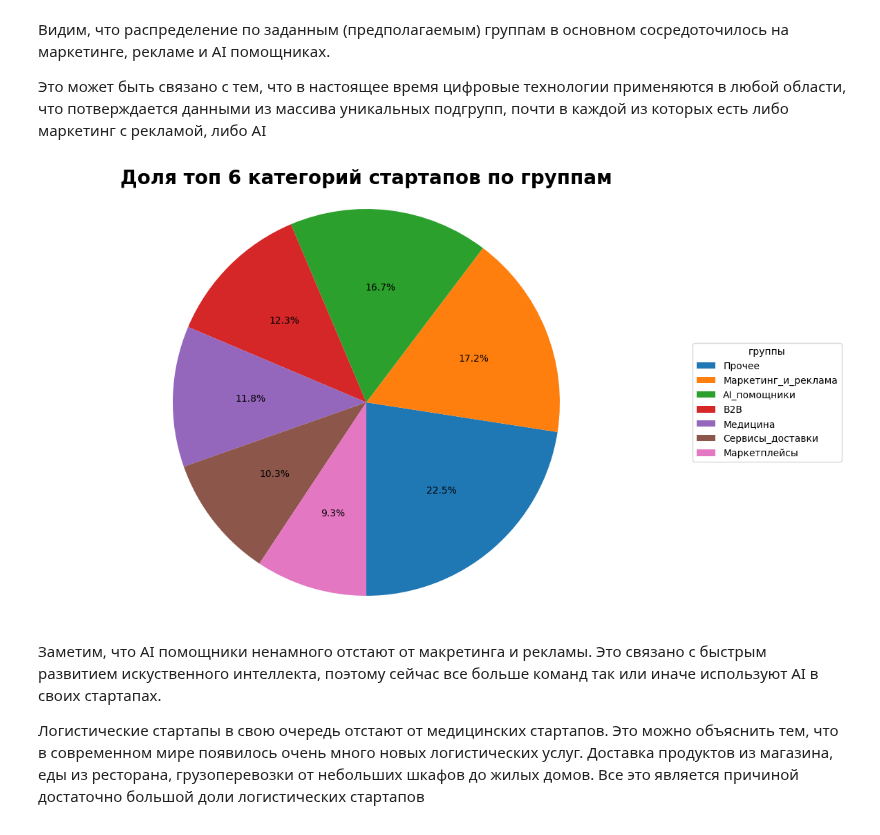
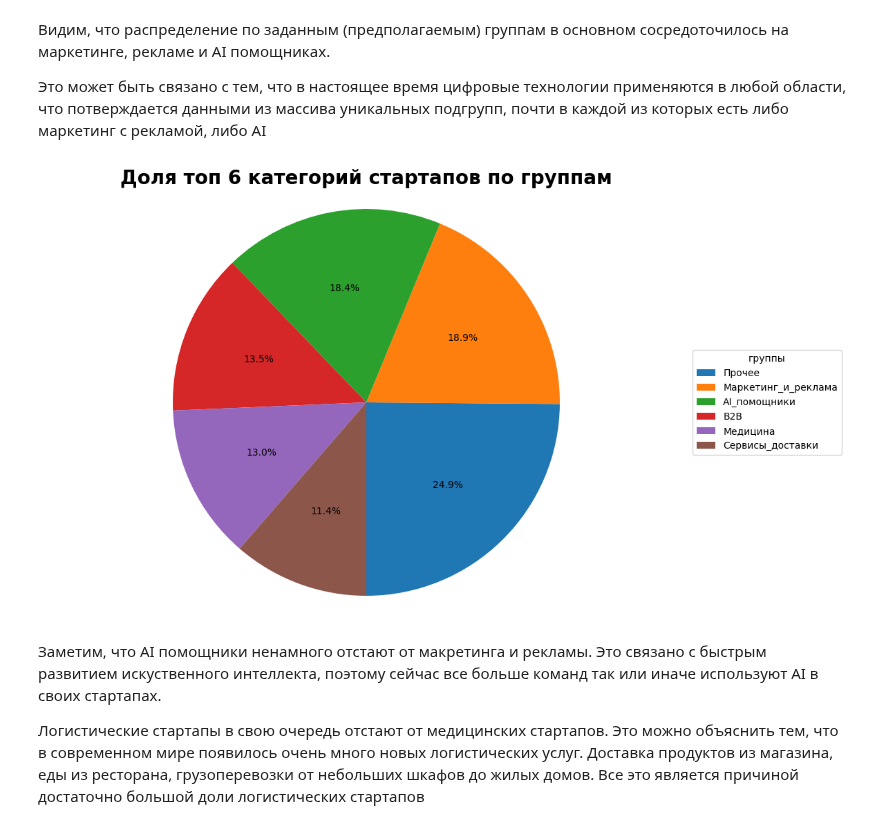
Before and after one commit to panchill/Startup-analytics, a Jupyter notebook: Startup_analytics.ipynb, the cells around one changed output. Cells and saved outputs as stored; diff of their text form; code cells hidden in the pictures.

```diff
--- a/Startup_analytics.ipynb
+++ b/Startup_analytics.ipynb
@@ -230,34 +230,34 @@ plt.show()
 Это может быть связано с тем, что в настоящее время цифровые технологии применяются в любой области, что потверждается данными из массива уникальных подгрупп, почти в каждой из которых есть либо маркетинг с рекламой, либо AI
 # %%
 
-merge_to_other = ['Спорт', 'Музыка', 'Кулинария', 'Путешествия', 'Telegram', 'Взаимоотношения', 'Образование', 'Финтех', 'Автомобили_и_транспорт']
+merge_to_other = ['Спорт', 'Музыка', 'Кулинария', 'Путешествия', 'Маркетплейсы', 'Telegram', 'Взаимоотношения', 'Образование', 'Финтех', 'Автомобили_и_транспорт']
 category_labels = list(subcategory_counts_df['Категория'])
 category_counts = list(subcategory_counts_df['Количество'])
 other_count = 0
 for label, count in zip(category_labels, category_counts):
     if label in merge_to_other:
         other_count += count
 category_labels = [label for label in category_labels if label not in merge_to_other]
 category_counts = [count for label, count in zip(category_labels, category_counts) if label not in merge_to_other]
 colors = plt.get_cmap('tab10').colors
 plt.figure(figsize=(12, 8))
 plt.pie(
     category_counts,
     autopct='%1.1f%%',
     colors=colors[:len(category_labels)],
     startangle=-90
 )
 plt.legend(
     category_labels,
     title="группы",
     loc="center left",
     bbox_to_anchor=(1, 0, 0.5, 1)
 )
 plt.title('Доля топ 6 категорий стартапов по группам', fontsize=20, fontweight='bold')
 plt.axis('equal')  # Оформление диаграммы в круг
 plt.show()
 # %% [output]
-[figure, old version]
+[figure, new version]
 # %% [markdown]
 
 
```
Also changed, not shown: parts of 1 cell of this notebook.
